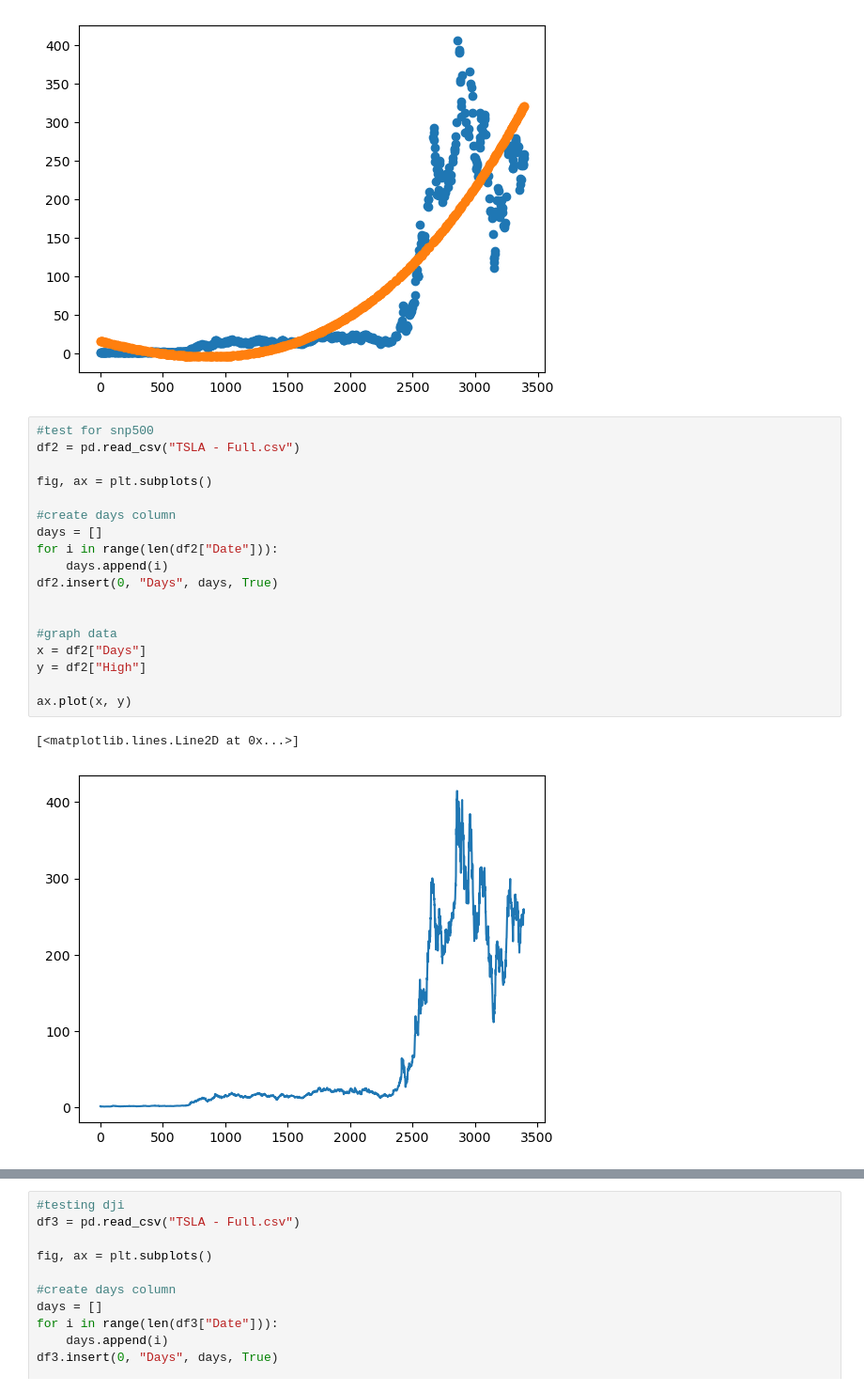
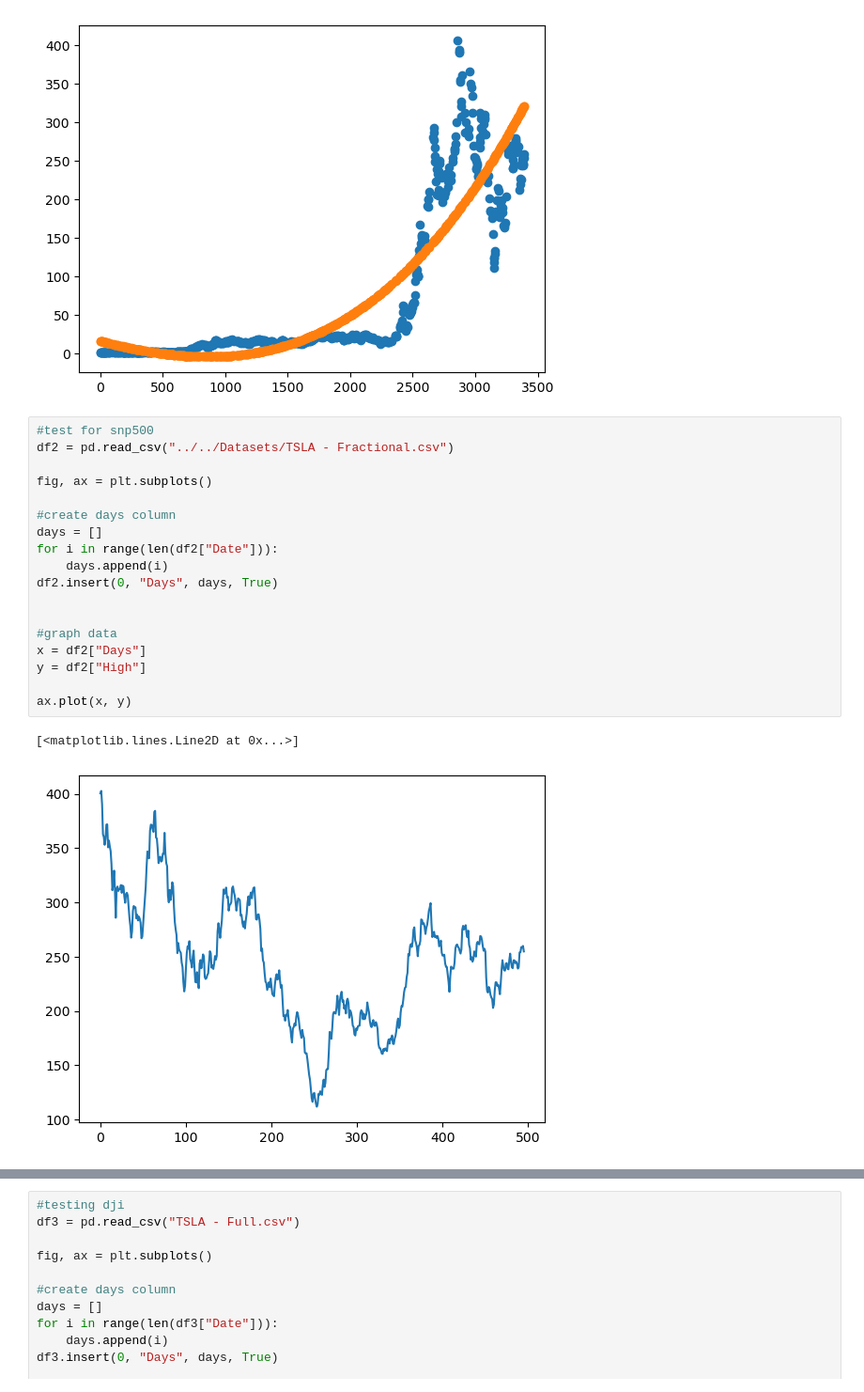
Before and after one commit to code4ry/FinRL-RegressionModels, a Jupyter notebook: Learning Models/Bayesian Regression/create_data.ipynb, the cells around one changed output, grey strips where cells are left out. Shown at 94% size. Saved outputs shown, nothing was run; the diff lists cells and outputs as text.

```diff
--- a/Learning Models/Bayesian Regression/create_data.ipynb
+++ b/Learning Models/Bayesian Regression/create_data.ipynb
@@ -87,25 +87,25 @@ plt.show()
 [figure]
 # %%
 #test for snp500
-df2 = pd.read_csv("TSLA - Full.csv")
+df2 = pd.read_csv("../../Datasets/TSLA - Fractional.csv")
 
 fig, ax = plt.subplots()
 
 #create days column
 days = []
 for i in range(len(df2["Date"])):
     days.append(i)
 df2.insert(0, "Days", days, True)
 
 
 #graph data
 x = df2["Days"]
 y = df2["High"]
 
 ax.plot(x, y)
 # %% [output]
 [<matplotlib.lines.Line2D at 0x...>]
-[figure, old version]
+[figure, new version]
 # %%
 # Extract features and target variable
 X = df2[['Days']]
```
Also changed, not shown: parts of 9 cells of this notebook, 12 other files.
